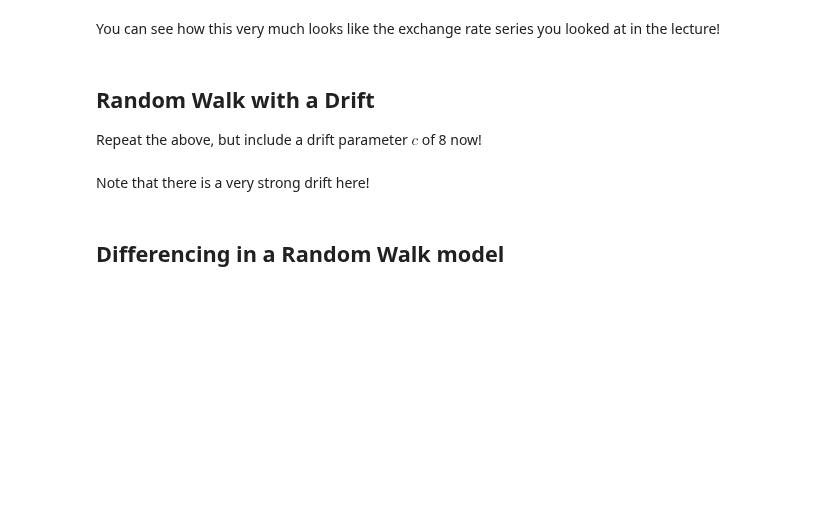
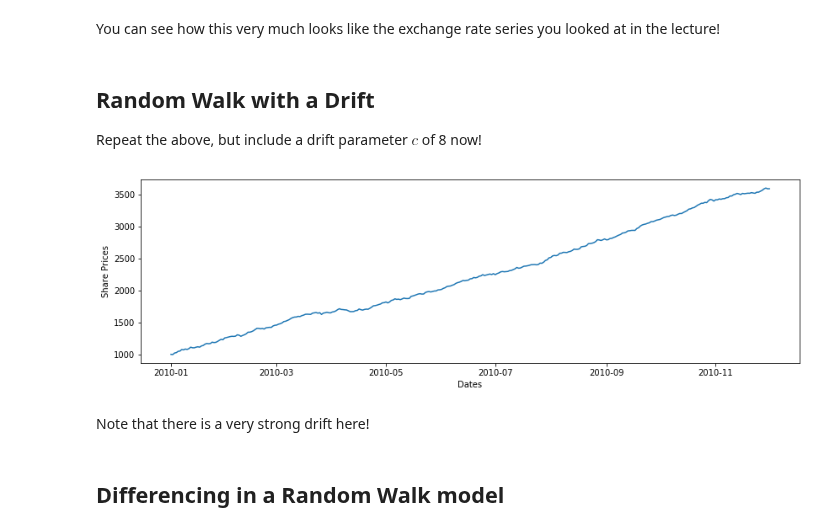
Before and after one commit to AlecMorgan/dsc-3-26-03-basic-time-series-models-lab-seattle-ds-career-040119, a Jupyter notebook: index.ipynb, the cells around one changed output. Saved outputs shown, nothing was run; the diff lists cells and outputs as text; code cells hidden in the pictures; blank space fills up the shorter version.

```diff
--- a/index.ipynb
+++ b/index.ipynb
@@ -175,14 +175,20 @@ Repeat the above, but include a drift parameter $c$ of 8 now!
 # %%
 # your code here
 c = 8
 start, stop = datetime(2010, 1, 1), datetime(2010, 12, 1)
 dates = pd.date_range(start, stop)
 share_prices = np.full(len(dates), 1000)
 for i in range(1, len(dates)):
     # Randomly walk ~10 away from previous value in series
     share_prices[i] = c + np.random.normal(share_prices[i-1], 10)
 ts = pd.DataFrame(index=dates, data=share_prices, columns=['share_price'])
-ts.head()
+
+plt.figure(figsize=(14,4))
+plt.xlabel('Dates')
+plt.ylabel('Share Prices')
+plt.plot(ts.index, ts.share_price);
+# %% [output]
+[figure, added]
 # %% [markdown]
 Note that there is a very strong drift here!
 # %% [markdown]
```
